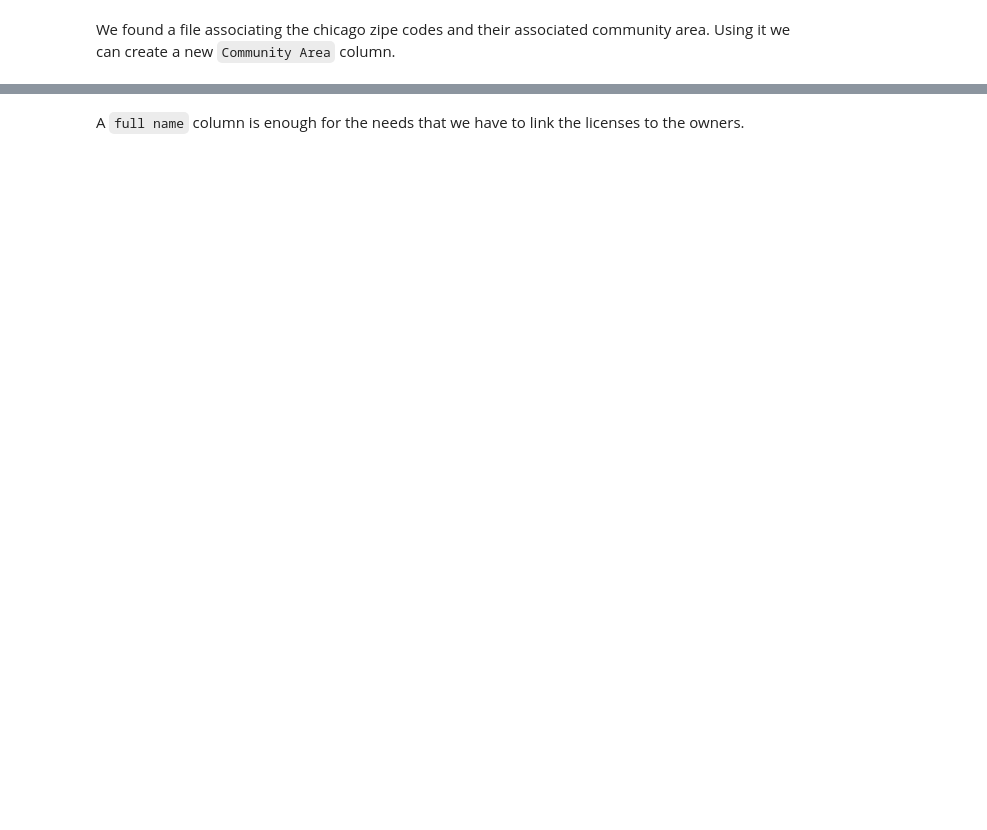
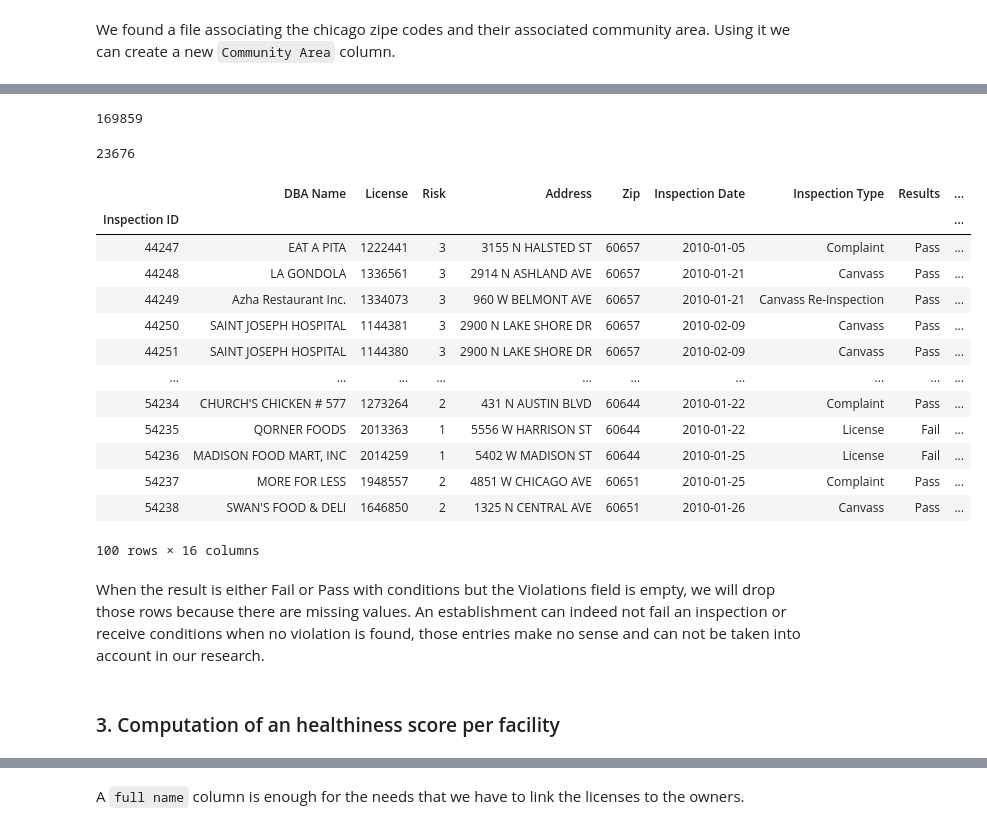
Before and after one commit to clairebilat/ada-2019-project-lost-and-found, a Jupyter notebook: Milestone-2.ipynb, the cells around one changed output, grey strips where cells are left out. Drawn from its saved outputs; the diff is of its cells as text; code cells hidden in the pictures; blank space fills up the shorter version.

```diff
--- a/Milestone-2.ipynb
+++ b/Milestone-2.ipynb
@@ -357,0 +495,4 @@ The first dataset contains the details about every licensed establishments. Ther
+# %%
+temp = eat_seat[eat_seat['Results'] == 'Pass']
+temp = temp[temp['Violations'].isnull()]
+temp.head()
@@ -357,0 +507,6 @@ The first dataset contains the details about every licensed establishments. Ther
+# %%
+emptyliste = []
+for i in range (0, len(temp)) :
+    emptyliste.append(0)
+
+temp['NumberViolationEmpty'] = emptyliste
@@ -357,0 +523,3 @@ The first dataset contains the details about every licensed establishments. Ther
+# %%
+temp = temp[['NumberViolationEmpty']]
+temp.head()
@@ -357,0 +534,27 @@ The first dataset contains the details about every licensed establishments. Ther
+# %%
+len(eat_seat)
+# %% [output]
+169859
+# %%
+len(temp)
+# %% [output]
+23676
+# %%
+eat_seat = pd.merge(eat_seat, temp, right_index = True, left_index = True, how = 'outer')
+# %%
+eat_seat.head(100)
+# %% [output]
+|  | DBA Name | License | Risk | Address | Zip | Inspection Date | Inspection Type | Results | ... |
+| Inspection ID |  |  |  |  |  |  |  |  | ... |
+| 44247 | EAT A PITA | 1222441 | 3 | 3155 N HALSTED ST | 60657 | 2010-01-05 | Complaint | Pass | ... |
+| 44248 | LA GONDOLA | 1336561 | 3 | 2914 N ASHLAND AVE | 60657 | 2010-01-21 | Canvass | Pass | ... |
+| 44249 | Azha Restaurant Inc. | 1334073 | 3 | 960 W BELMONT AVE | 60657 | 2010-01-21 | Canvass Re-Inspection | Pass | ... |
+| 44250 | SAINT JOSEPH HOSPITAL | 1144381 | 3 | 2900 N LAKE SHORE DR | 60657 | 2010-02-09 | Canvass | Pass | ... |
+| 44251 | SAINT JOSEPH HOSPITAL | 1144380 | 3 | 2900 N LAKE SHORE DR | 60657 | 2010-02-09 | Canvass | Pass | ... |
+| ... | ... | ... | ... | ... | ... | ... | ... | ... | ... |
+| 54234 | CHURCH'S CHICKEN # 577 | 1273264 | 2 | 431 N AUSTIN BLVD | 60644 | 2010-01-22 | Complaint | Pass | ... |
+| 54235 | QORNER FOODS | 2013363 | 1 | 5556 W HARRISON ST | 60644 | 2010-01-22 | License | Fail | ... |
+| 54236 | MADISON FOOD MART, INC | 2014259 | 1 | 5402 W MADISON ST | 60644 | 2010-01-25 | License | Fail | ... |
+| 54237 | MORE FOR LESS | 1948557 | 2 | 4851 W CHICAGO AVE | 60651 | 2010-01-25 | Complaint | Pass | ... |
+| 54238 | SWAN'S FOOD & DELI | 1646850 | 2 | 1325 N CENTRAL AVE | 60651 | 2010-01-26 | Canvass | Pass | ... |
+100 rows × 16 columns
@@ -357,0 +567,4 @@ The first dataset contains the details about every licensed establishments. Ther
+# %% [markdown]
+When the result is either Fail or Pass with conditions but the Violations field is empty, we will drop those rows because there are missing values. An establishment can indeed not fail an inspection or receive conditions when no violation is found, those entries make no sense and can not be taken into account in our research.
+# %% [markdown]
+### 3. Computation of an healthiness score per facility
```
Also changed, not shown: parts of 125 cells of this notebook.
